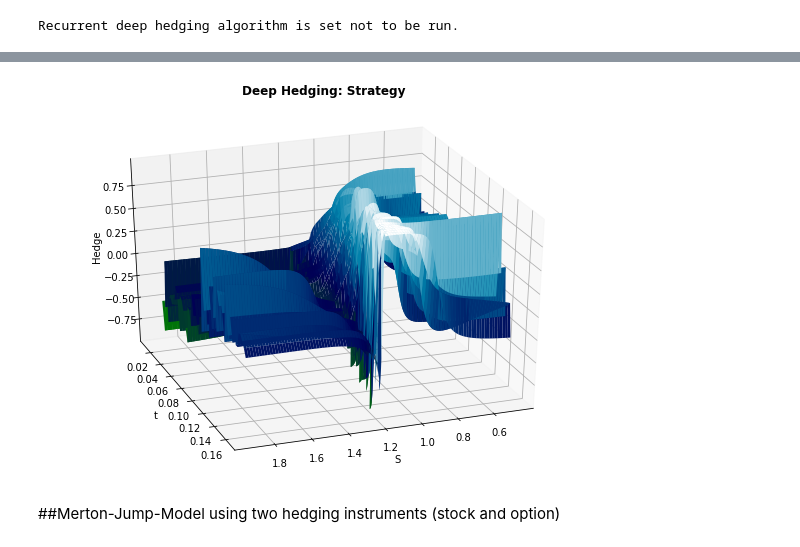
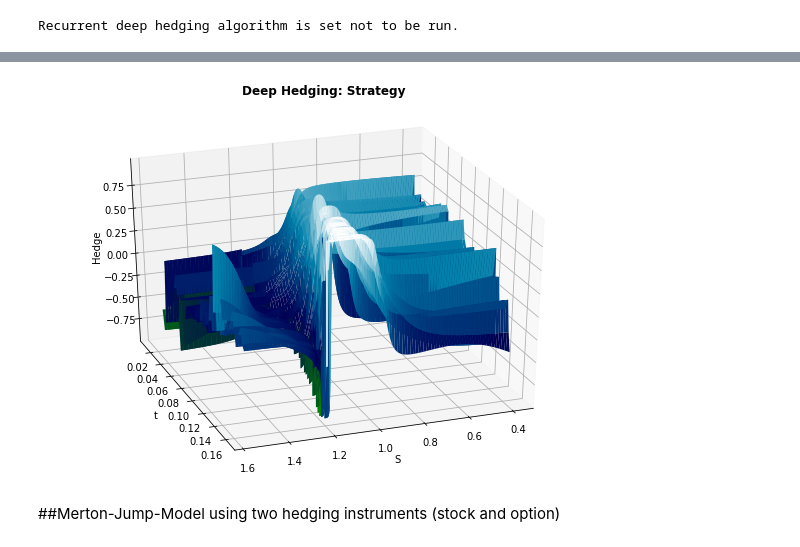
Before and after one commit to lara2302/deep_hedging, a Jupyter notebook: colab/Example 4_UpandOut_LargerBarrier/New Network Structure/Up-and-out_barrier_importance_moreinformation_notstandardized.ipynb, the cells around one changed output, grey strips where cells are left out. Saved outputs shown, nothing was run; the diff lists cells and outputs as text; code cells hidden in the pictures.

```diff
--- a/colab/Example 4_UpandOut_LargerBarrier/New Network Structure/Up-and-out_barrier_importance_moreinformation_notstandardized.ipynb
+++ b/colab/Example 4_UpandOut_LargerBarrier/New Network Structure/Up-and-out_barrier_importance_moreinformation_notstandardized.ipynb
@@ -840,35 +840,35 @@ for t in range(time_step):
     I_range =  S_range # Information set
   elif information_set is "log_S":
     I_range =  np.log(S_range)
   elif information_set is "normalized_log_S":
     I_range =  np.log(S_range/S0)
 
   barrier_hit = -np.ones(np.shape(S_range))
   hit_values = (S_range >= B).astype(float)
   barrier_hit = barrier_hit + 2*hit_values
-  barrier_hit = (barrier_hit - np.mean(barrier_hit))/np.std(barrier_hit)
+  #barrier_hit = (barrier_hit - np.mean(barrier_hit))/np.std(barrier_hit)
   #barrier_hit = barrier_hit.astype(float)
   #I_range = np.stack((I_range,barrier_hit),axis=-1)
 
   if share_strategy_across_time is False:
     submodel = Delta_SubModel(model = model_simple_jump, \
                       days_from_today = t)
   else:
     submodel = Delta_SubModel(model = model_simple_jump, \
                       days_from_today = 0)
 
   nn_delta_t = submodel([I_range,barrier_hit])
   #nn_delta_t = submodel(I_range)
   nn_delta[:,t] = nn_delta_t.numpy().reshape(len(S_range),)
 
 ax.plot_surface(S_plot[:,4:], T_plot[:,4:], nn_delta[:,4:], cmap=cm.ocean, rcount = 100, ccount = 100,antialiased=True)
 ax.set_title("Deep Hedging: Strategy",fontweight="bold",y=1.08, fontsize=12)
 ax.zaxis.set_rotate_label(False)
 ax.set_xlabel("S"); ax.set_ylabel("t"); ax.set_zlabel("Hedge",rotation=90)
 ax.view_init(30, 70)                        # rotates the 3d plot
 plt.show()
 # %% [output]
-[figure, old version]
+[figure, new version]
 # %% [markdown]
 ##Merton-Jump-Model using two hedging instruments (stock and option)
 # %%
```
Also changed, not shown: parts of 9 cells of this notebook, 1 other file.
